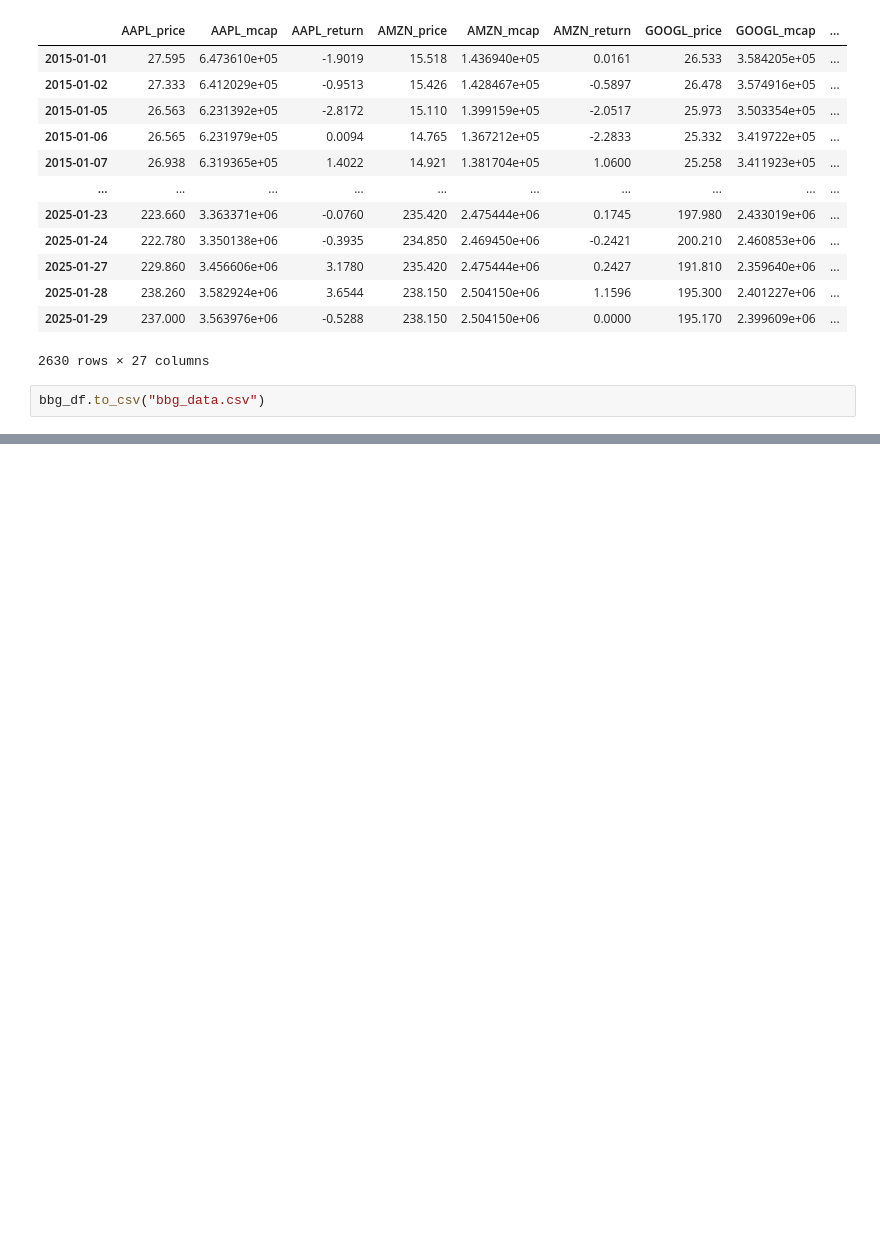
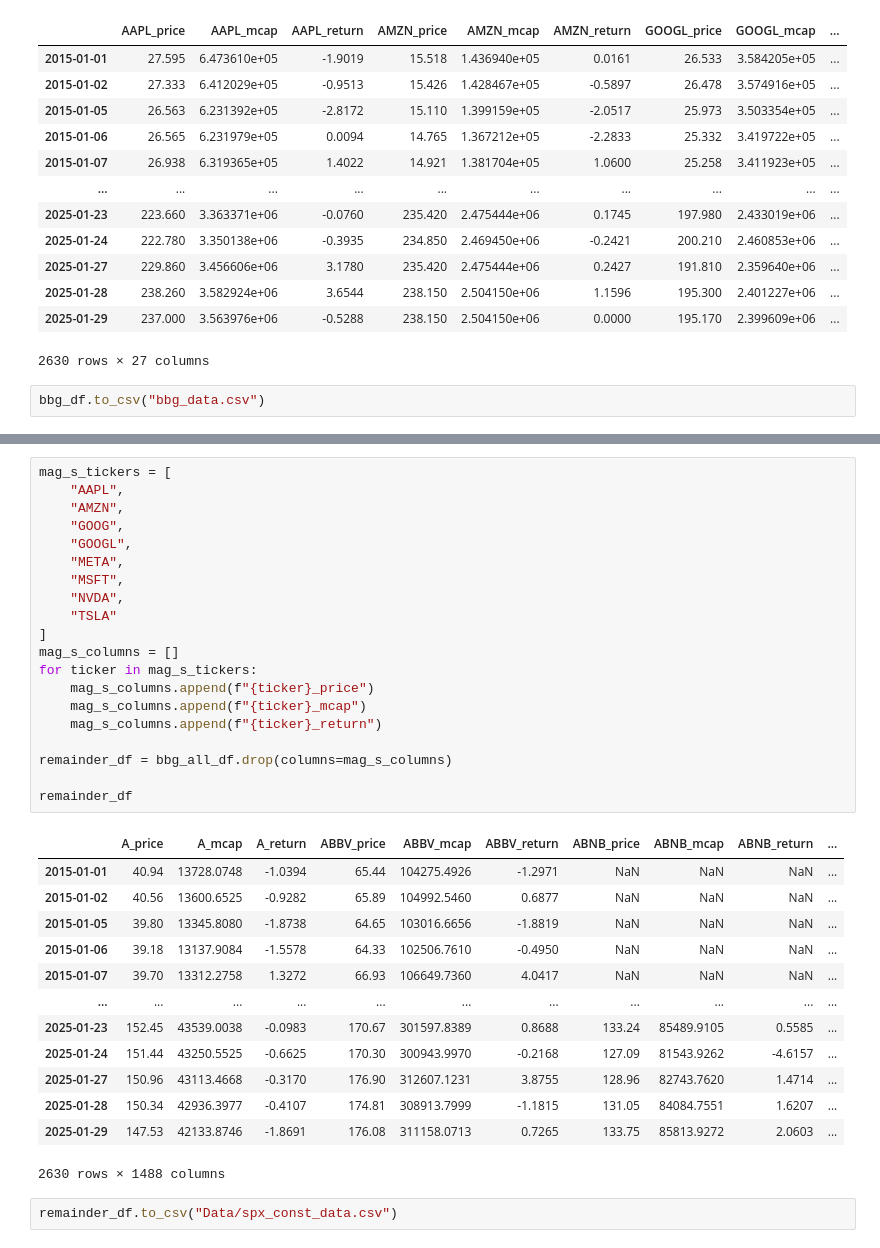
Before and after one commit to tryt0c0de/IAQF_STRAT, a Jupyter notebook: data_preprocessing.ipynb, the cells around one changed output, grey strips where cells are left out. Saved outputs shown, nothing was run; the diff lists cells and outputs as text; blank space fills up the shorter version.

```diff
--- a/data_preprocessing.ipynb
+++ b/data_preprocessing.ipynb
@@ -90,0 +138,36 @@ bbg_df.to_csv("bbg_data.csv")
+# %%
+mag_s_tickers = [
+    "AAPL",
+    "AMZN",
+    "GOOG",
+    "GOOGL",
+    "META",
+    "MSFT",
+    "NVDA",
+    "TSLA"
+]
+mag_s_columns = []
+for ticker in mag_s_tickers:
+    mag_s_columns.append(f"{ticker}_price")
+    mag_s_columns.append(f"{ticker}_mcap")
+    mag_s_columns.append(f"{ticker}_return")
+
+remainder_df = bbg_all_df.drop(columns=mag_s_columns)
+
+remainder_df
+# %% [output]
+|  | A_price | A_mcap | A_return | ABBV_price | ABBV_mcap | ABBV_return | ABNB_price | ABNB_mcap | ABNB_return | ... |
+| 2015-01-01 | 40.94 | 13728.0748 | -1.0394 | 65.44 | 104275.4926 | -1.2971 | NaN | NaN | NaN | ... |
+| 2015-01-02 | 40.56 | 13600.6525 | -0.9282 | 65.89 | 104992.5460 | 0.6877 | NaN | NaN | NaN | ... |
+| 2015-01-05 | 39.80 | 13345.8080 | -1.8738 | 64.65 | 103016.6656 | -1.8819 | NaN | NaN | NaN | ... |
+| 2015-01-06 | 39.18 | 13137.9084 | -1.5578 | 64.33 | 102506.7610 | -0.4950 | NaN | NaN | NaN | ... |
+| 2015-01-07 | 39.70 | 13312.2758 | 1.3272 | 66.93 | 106649.7360 | 4.0417 | NaN | NaN | NaN | ... |
+| ... | ... | ... | ... | ... | ... | ... | ... | ... | ... | ... |
+| 2025-01-23 | 152.45 | 43539.0038 | -0.0983 | 170.67 | 301597.8389 | 0.8688 | 133.24 | 85489.9105 | 0.5585 | ... |
+| 2025-01-24 | 151.44 | 43250.5525 | -0.6625 | 170.30 | 300943.9970 | -0.2168 | 127.09 | 81543.9262 | -4.6157 | ... |
+| 2025-01-27 | 150.96 | 43113.4668 | -0.3170 | 176.90 | 312607.1231 | 3.8755 | 128.96 | 82743.7620 | 1.4714 | ... |
+| 2025-01-28 | 150.34 | 42936.3977 | -0.4107 | 174.81 | 308913.7999 | -1.1815 | 131.05 | 84084.7551 | 1.6207 | ... |
+| 2025-01-29 | 147.53 | 42133.8746 | -1.8691 | 176.08 | 311158.0713 | 0.7265 | 133.75 | 85813.9272 | 2.0603 | ... |
+2630 rows × 1488 columns
+# %%
+remainder_df.to_csv("Data/spx_const_data.csv")
```
Also changed, not shown: parts of 3 cells of this notebook, 1 other file.
